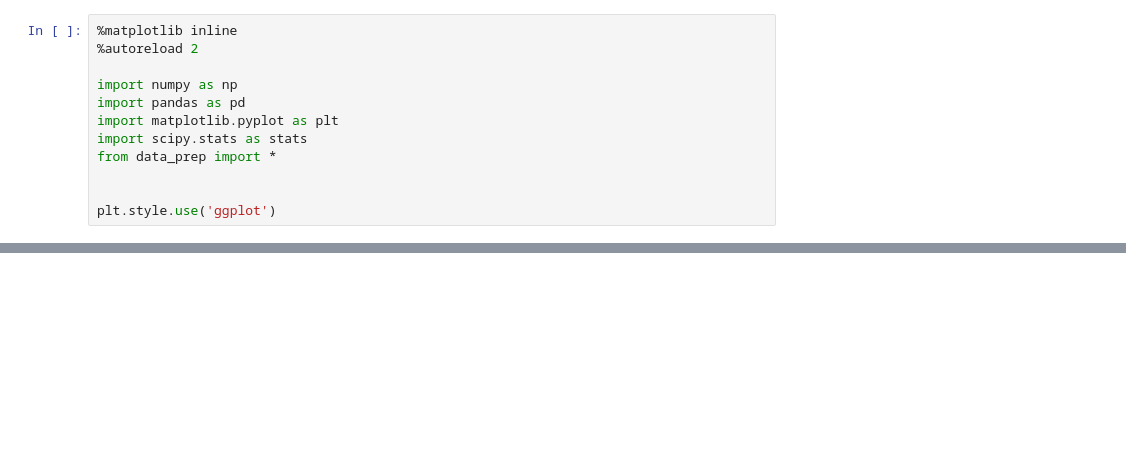
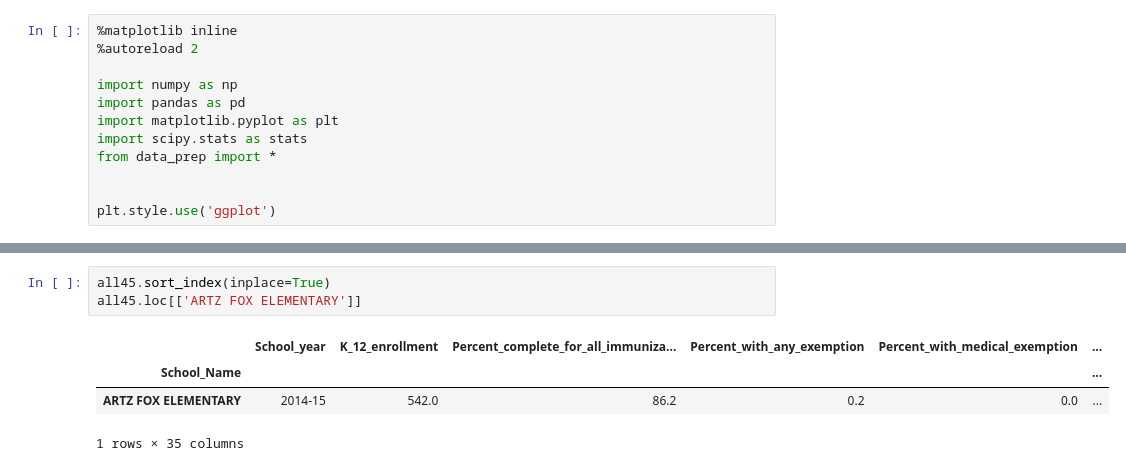
Before and after one commit to frischmuth/Washington-Immunization-Rates, a Jupyter notebook: Immunization IDE.ipynb, the cells around one changed output, grey strips where cells are left out. Cells and saved outputs as stored; diff of their text form; blank space fills up the shorter version.

```diff
--- a/Immunization IDE.ipynb
+++ b/Immunization IDE.ipynb
@@ -18,0 +43,8 @@ all56 = read_data_remove_zeros('data/2015_16_All_Grades')
+# %%
+all45.sort_index(inplace=True)
+all45.loc[['ARTZ FOX ELEMENTARY']]
+# %% [output]
+|  | School_year | K_12_enrollment | Percent_complete_for_all_immuniza... | Percent_with_any_exemption | Percent_with_medical_exemption | ... |
+| School_Name |  |  |  |  |  | ... |
+| ARTZ FOX ELEMENTARY | 2014-15 | 542.0 | 86.2 | 0.2 | 0.0 | ... |
+1 rows × 35 columns
```
Also changed, not shown: parts of 11 cells of this notebook, 2 other files.
